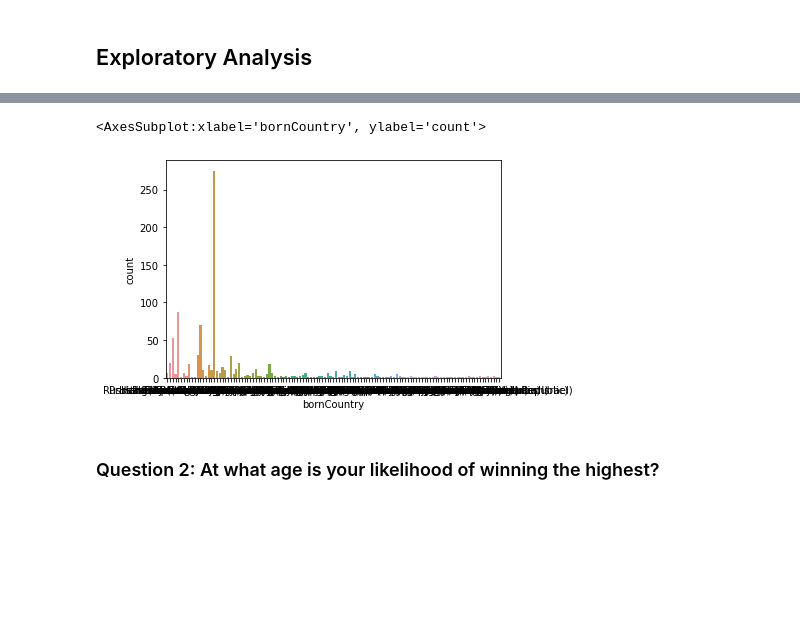
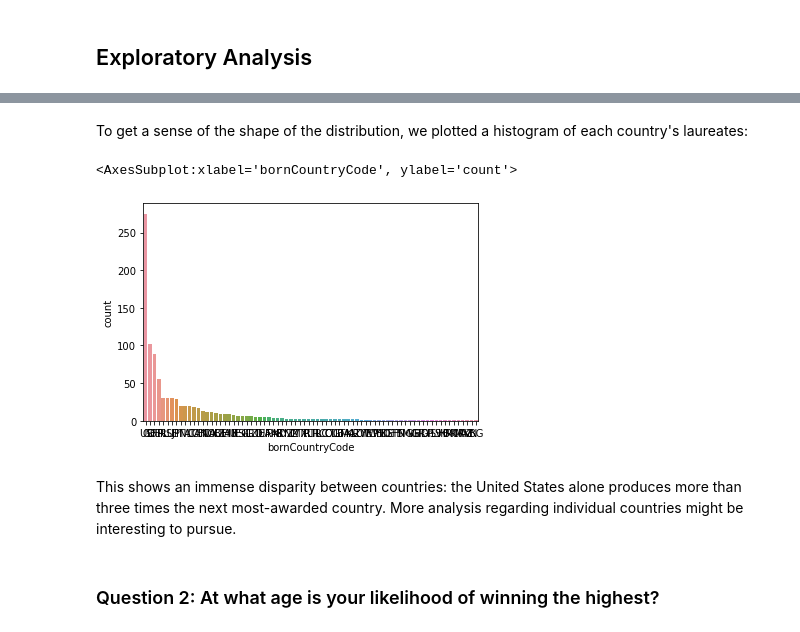
Before and after one commit to qbello22/2950-Project, a Jupyter notebook: nobel-prize.ipynb, the cells around one changed output, grey strips where cells are left out. Saved outputs shown, nothing was run; the diff lists cells and outputs as text; code cells hidden in the pictures; blank space fills up the shorter version.

```diff
--- a/nobel-prize.ipynb
+++ b/nobel-prize.ipynb
@@ -148,0 +139,3 @@ To begin to explore this question, we first plotted a quick histogram of the num
+# %%
+laur_countries = nobel_data['bornCountryCode'].value_counts()
+laur_countries
@@ -149,5 +160,9 @@ To begin to explore this question, we first plotted a quick histogram of the num
+# %% [markdown]
+To get a sense of the shape of the distribution, we plotted a histogram of each country's laureates:
 # %%
-seaborn.countplot(x = 'bornCountry', data=nobel_data)
+seaborn.countplot(x = 'bornCountryCode', data=nobel_data, order=laur_countries.index)
 # %% [output]
-<AxesSubplot:xlabel='bornCountry', ylabel='count'>
+<AxesSubplot:xlabel='bornCountryCode', ylabel='count'>
-[figure, old version]
+[figure, new version]
+# %% [markdown]
+This shows an immense disparity between countries: the United States alone produces more than three times the next most-awarded country. More analysis regarding individual countries might be interesting to pursue.
```
Also changed, not shown: parts of 7 cells of this notebook.
